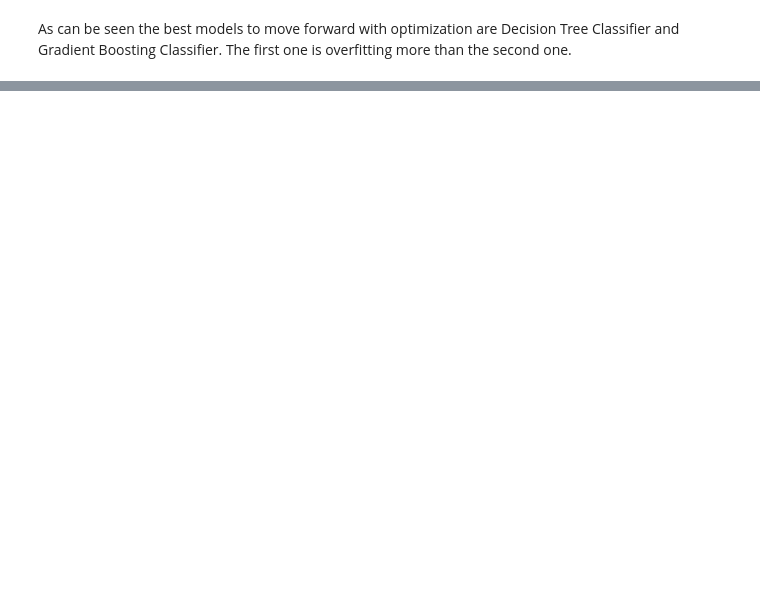
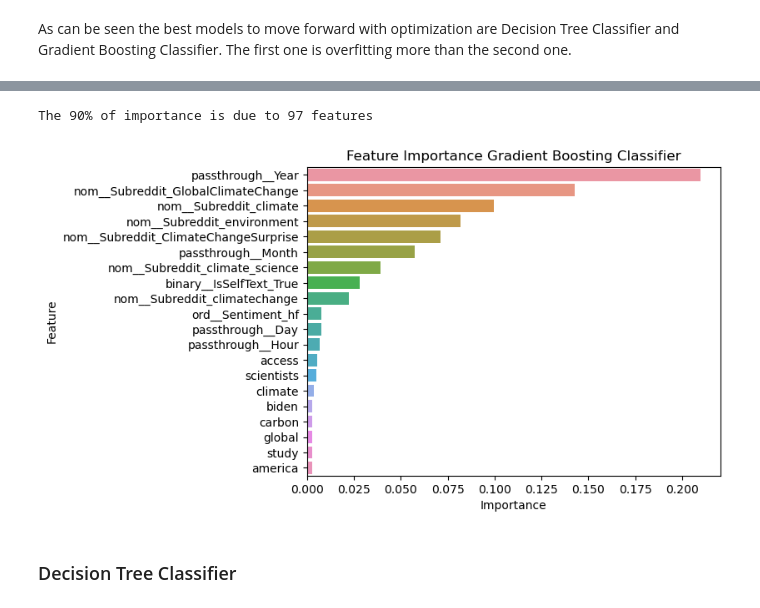
Before and after one commit to mlgomez0/advanced_python_project, a Jupyter notebook: notebooks/climate_change/climate_change_II.ipynb, the cells around one changed output, grey strips where cells are left out. Saved outputs shown, nothing was run; the diff lists cells and outputs as text; code cells hidden in the pictures; blank space fills up the shorter version.

```diff
--- a/notebooks/climate_change/climate_change_II.ipynb
+++ b/notebooks/climate_change/climate_change_II.ipynb
@@ -741,0 +745,14 @@ As can be seen the best models to move forward with optimization are Decision Tr
+# %%
+feature_importance = gb_clf.feature_importances_
+# Feature names
+feature_names = X_final_train.columns
+
+# Create a DF
+feature_importance_gb = pd.DataFrame({
+    'Feature': feature_names,
+    'Importance': feature_importance
+})
+
+# Sort in descending order
+feature_importance_gb.sort_values(by='Importance', ascending=False, inplace=True)
+feature_importance_gb.head(10)
@@ -741,0 +771,4 @@ As can be seen the best models to move forward with optimization are Decision Tr
+# %%
+# Getting top features with 90% of participations
+feature_importance_gb['Cumulative Importance'] = feature_importance_gb['Importance'].cumsum()
+feature_importance_gb.head()
@@ -741,0 +782,18 @@ As can be seen the best models to move forward with optimization are Decision Tr
+# %%
+cum_feature_importance_gb = feature_importance_gb[feature_importance_gb['Cumulative Importance'] <= 0.9]
+print(f"The 90% of importance is due to {cum_feature_importance_gb.shape[0]} features")
+# %% [output]
+The 90% of importance is due to 97 features
+# %%
+# top 20 features
+top_feature_importance_gb = feature_importance_gb[0:20]
+sns.barplot(y=top_feature_importance_gb['Feature'], x=top_feature_importance_gb['Importance'], orient='horizontal')
+plt.xlabel('Importance')
+plt.ylabel('Feature')
+plt.title('Feature Importance Gradient Boosting Classifier')
+sns.color_palette("pastel")
+plt.show()
+# %% [output]
+[figure, added]
+# %% [markdown]
+### Decision Tree Classifier
```
Also changed, not shown: parts of 65 cells of this notebook, 8 other files.
